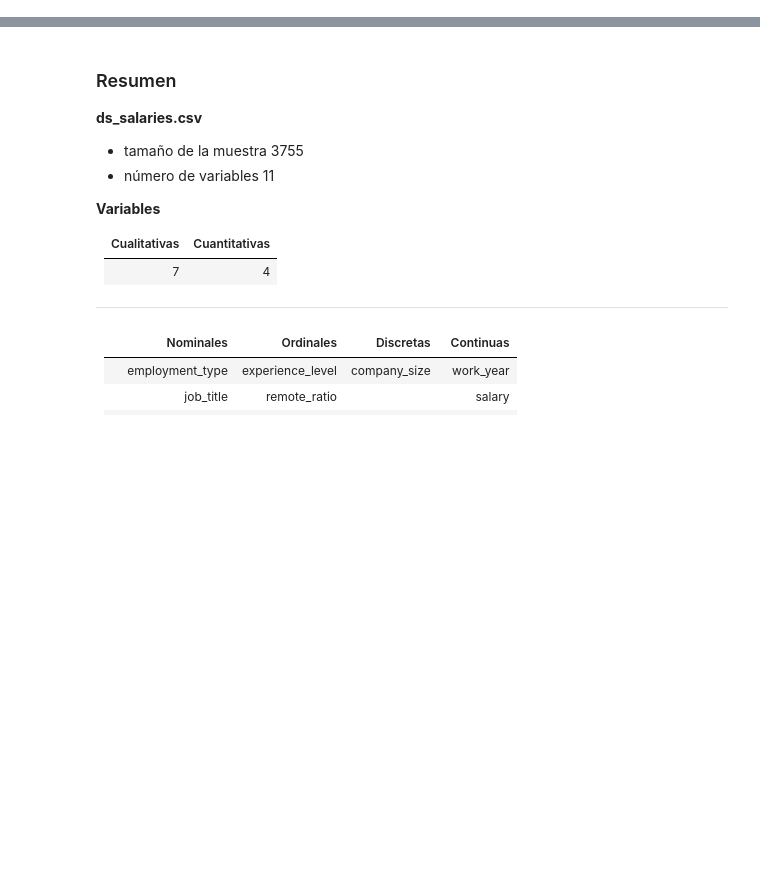
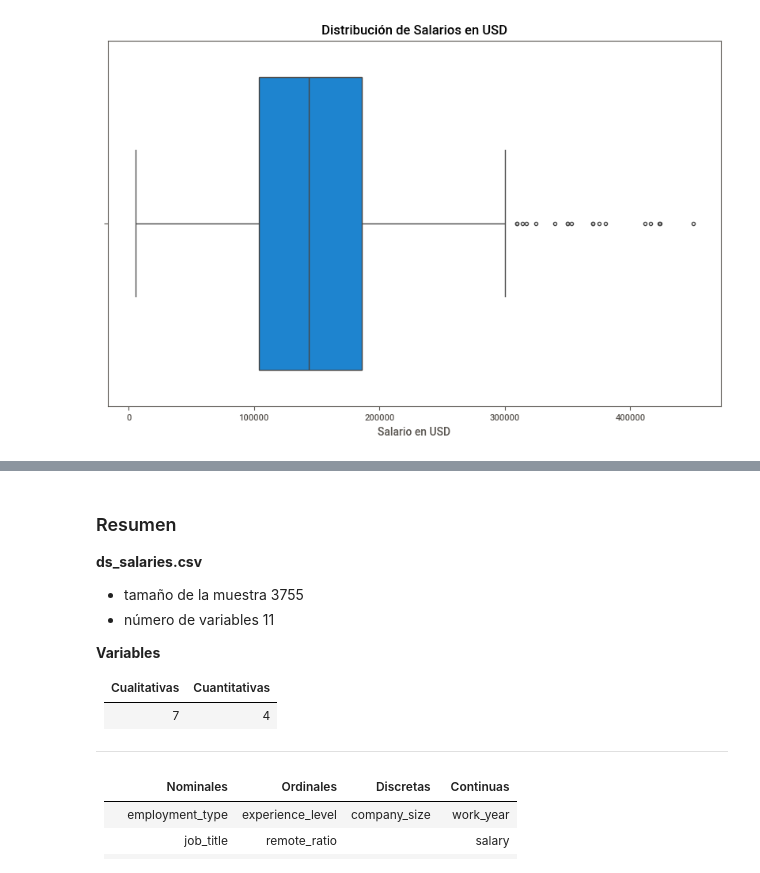
Before and after one commit to aszurita/Statistics, a Jupyter notebook: EDA.ipynb, the cells around one changed output, grey strips where cells are left out. Saved outputs shown, nothing was run; the diff lists cells and outputs as text; code cells hidden in the pictures; blank space fills up the shorter version.

```diff
--- a/EDA.ipynb
+++ b/EDA.ipynb
@@ -6,0 +138,8 @@ df  = pd.read_csv("ds_salaries.csv")
+# %%
+plt.figure(figsize=(10, 6))
+sns.boxplot(x='salary_in_usd', data=df_Science)
+plt.title('Distribución de Salarios en USD')
+plt.xlabel('Salario en USD')
+plt.show()
+# %% [output]
+[figure, added]
```
Also changed, not shown: parts of 21 cells of this notebook.
